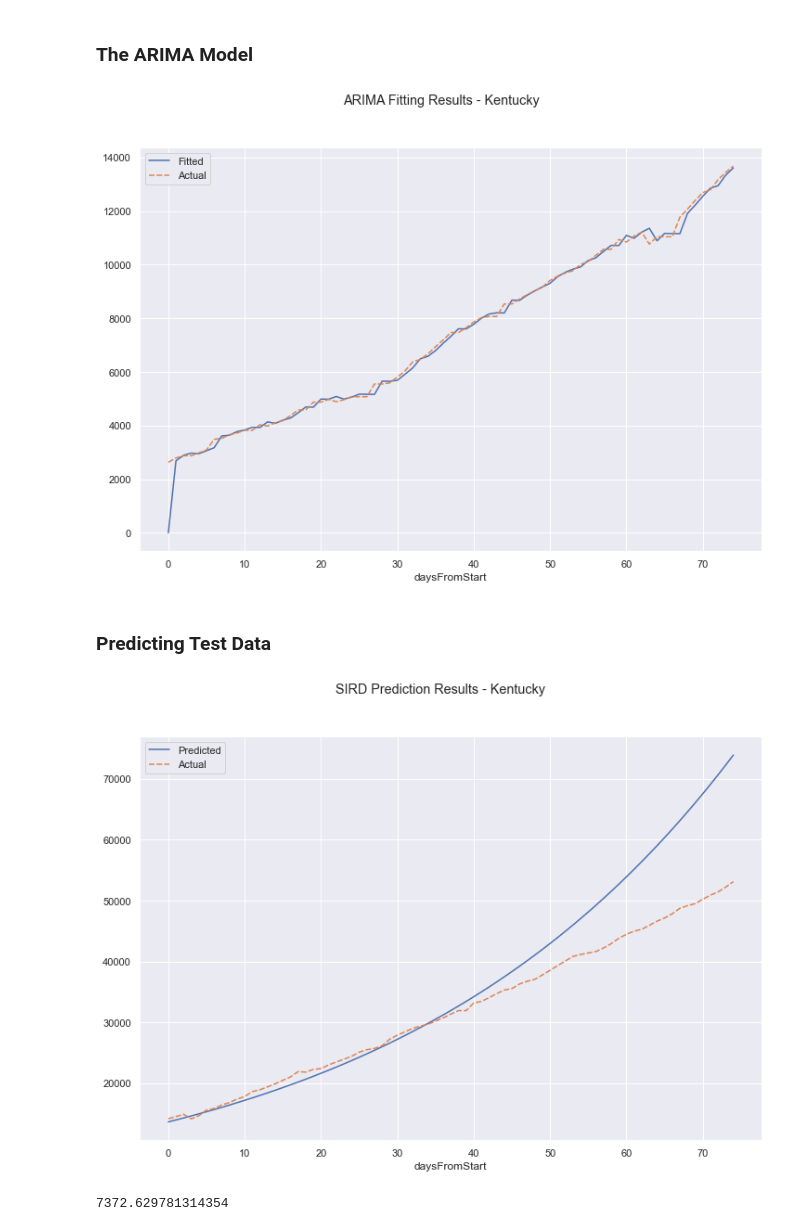
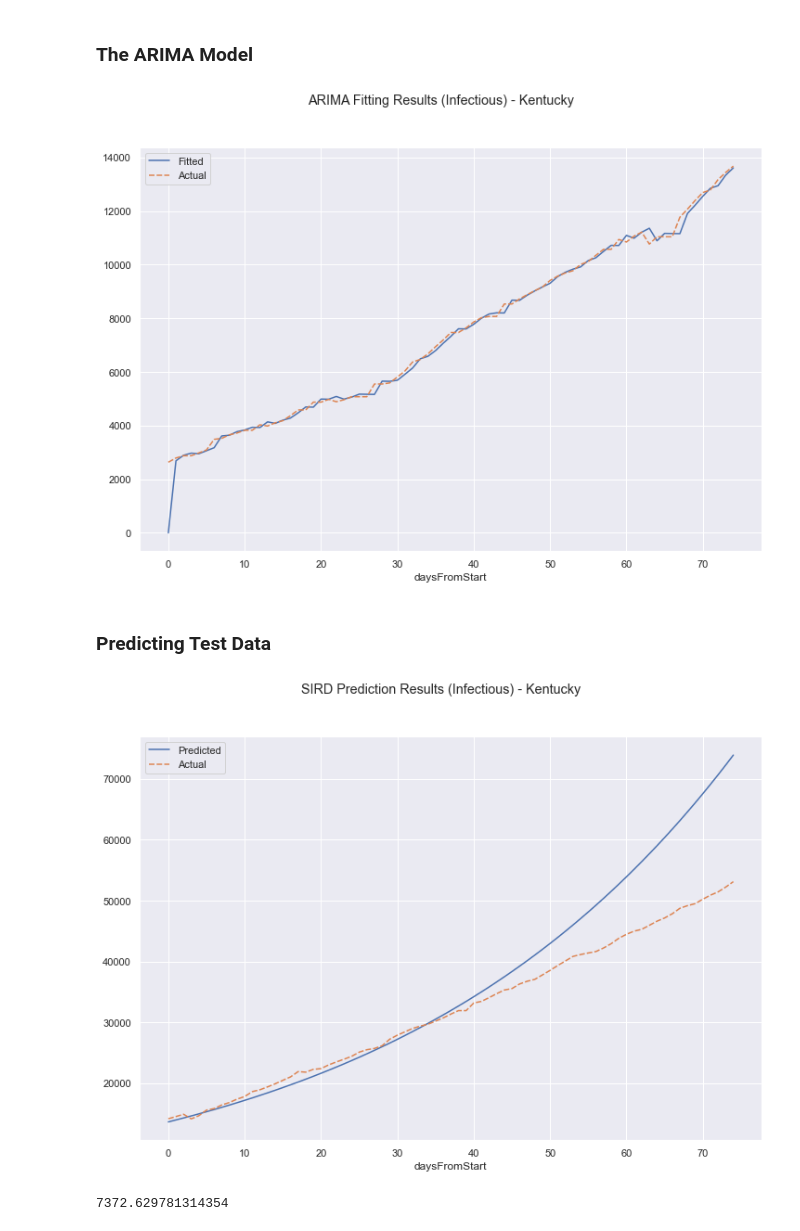
Before and after one commit to ZhongRuoyu/ntu-cz1115-project, a Jupyter notebook: covid.ipynb, the cells around one changed output. Saved outputs shown, nothing was run; the diff lists cells and outputs as text; code cells hidden in the pictures.

```diff
--- a/covid.ipynb
+++ b/covid.ipynb
@@ -536,16 +551,17 @@ plt.show()
 # %%
 infectious_train2 = train2["infectious"]
 
 model2 = ARIMA(infectious_train2, order=param)
 ARIMA_res2 = model2.fit()
 
 ARIMA_res_y2 = pd.DataFrame({"Fitted": ARIMA_res2.fittedvalues, "Actual": infectious_train2})
 
-plt.suptitle(f"ARIMA Fitting Results - {state2}")
+fig = plt.figure()
+plt.suptitle(f"ARIMA Fitting Results (Infectious) - {state2}")
 sb.lineplot(data=ARIMA_res_y2)
 plt.show()
 # %% [output]
-[figure, old version]
+[figure, new version]
 # %% [markdown]
 ### Predicting Test Data
 # %%
@@ -554,11 +570,12 @@ t_test2, y_test2 = get_SIRD_vars(test2)
 SIRD_pred_all2 = SIRD_predict(SIRD_res2.x, t_test2, y_train2[-1])
 SIRD_pred2 = pd.DataFrame({"Predicted": SIRD_pred_all2["infectious"], "Actual": test2["infectious"]})
 
-plt.suptitle(f"SIRD Prediction Results - {state2}")
+fig = plt.figure()
+plt.suptitle(f"SIRD Prediction Results (Infectious) - {state2}")
 sb.lineplot(data=SIRD_pred2)
 plt.show()
 # %% [output]
-[figure, old version]
+[figure, new version]
 # %%
 SIRD_rmse2 = rmse(SIRD_pred2["Predicted"], SIRD_pred2["Actual"])
 SIRD_rmse2
```
Also changed, not shown: parts of 12 cells of this notebook.
